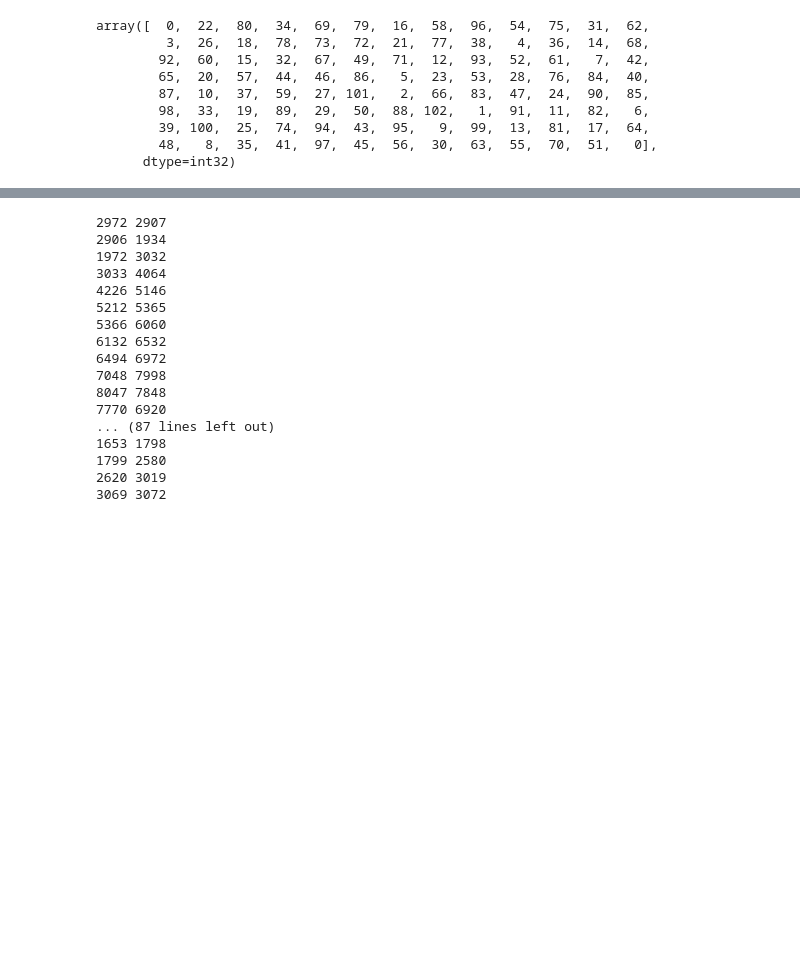
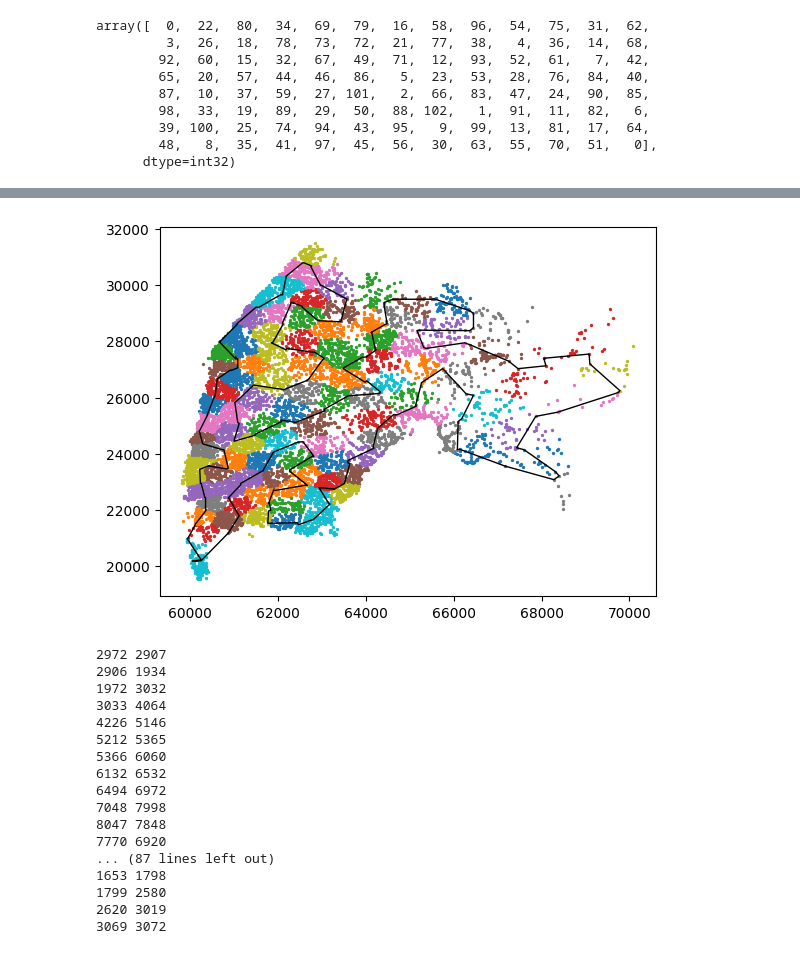
Before and after one commit to robinjoo1015/artificial-intelligence-2022-2, a Jupyter notebook: MIDTERM/SA_Large_20184757_주영석.ipynb, the cells around one changed output, grey strips where cells are left out. Saved outputs shown, nothing was run; the diff lists cells and outputs as text; code cells hidden in the pictures; blank space fills up the shorter version.

```diff
--- a/MIDTERM/SA_Large_20184757_주영석.ipynb
+++ b/MIDTERM/SA_Large_20184757_주영석.ipynb
@@ -448,3 +509,14 @@ array([  0,  22,  80,  34,  69,  79,  16,  58,  96,  54,  75,  31,  62,
+# %%
+fuck = np.array(cluster_edge_idx).ravel()
+figure, ax = plt.subplots()
+for l in range(np.min(KMean.labels_), np.max(KMean.labels_)+1):
+    plt.scatter(coord_list[KMean.labels_ == l, 0], coord_list[KMean.labels_ == l,1], label=l, s=2)
+lines, = ax.plot(coord_list[fuck, 0], coord_list[fuck, 1], 'k-', linewidth=1)
+figure.canvas.draw()
+figure.canvas.flush_events()
+plt.show()
+# %% [output]
+[figure, added]
 # %%
 cluster_edge_idx = []
 
```
Also changed, not shown: parts of 15 cells of this notebook.
